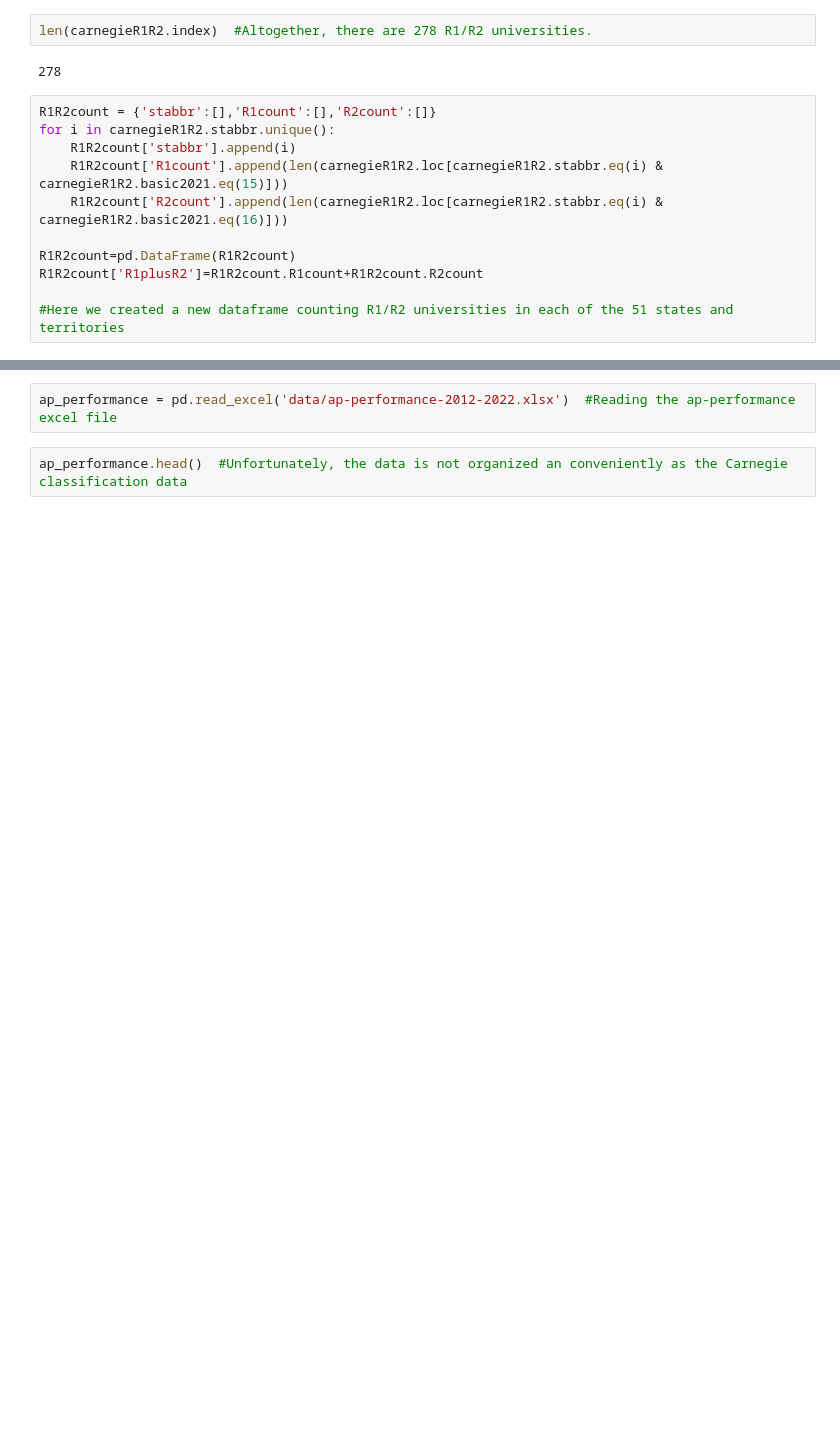
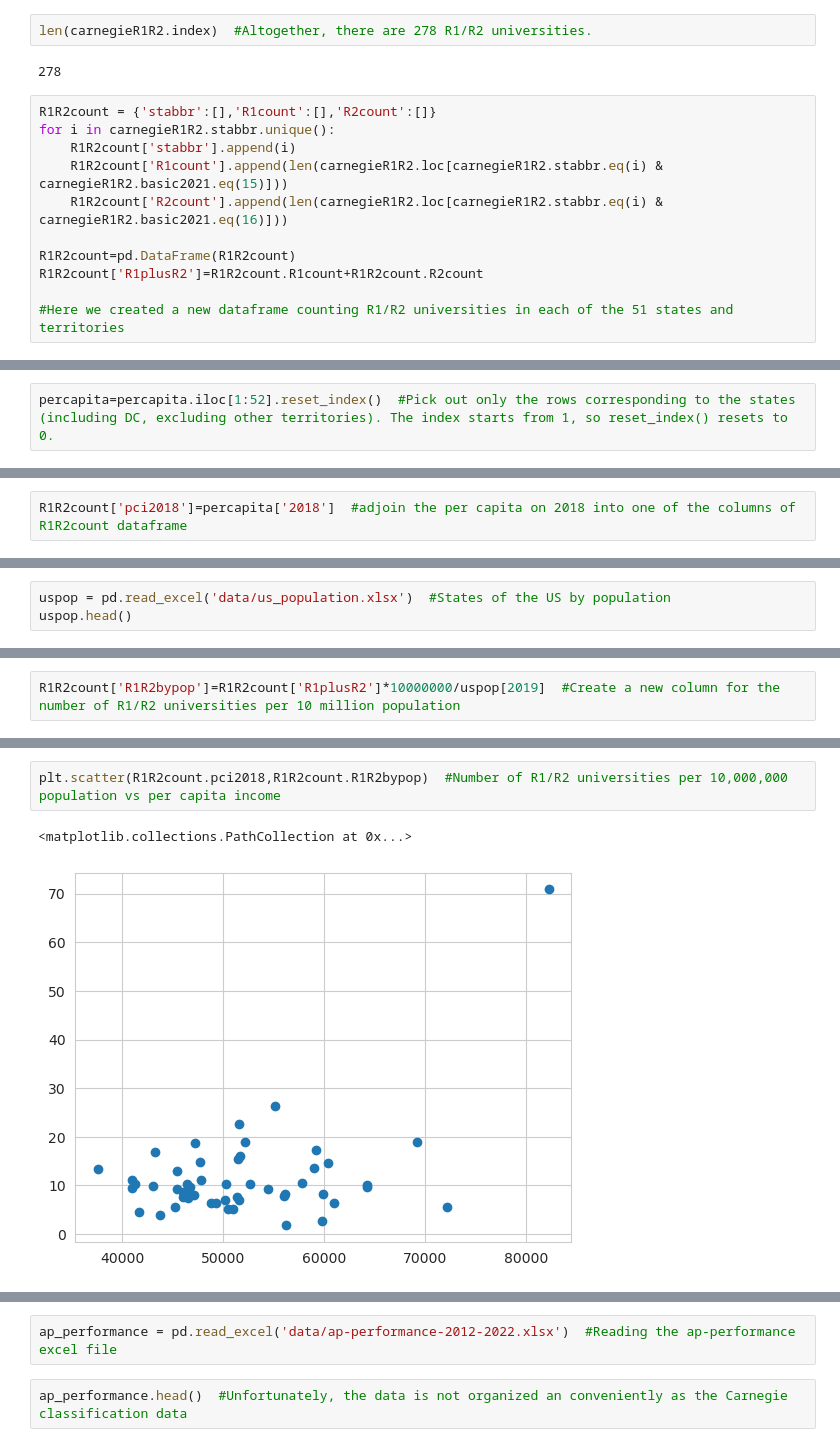
Before and after one commit to mcelhens/AP-Outcomes-to-University-Metrics, a Jupyter notebook: R1R2_count.ipynb, the cells around one changed output, grey strips where cells are left out. Cells and saved outputs as stored; diff of their text form; blank space fills up the shorter version.

Commit message:
Checked the relationship between density of R1R2 universities and per capita income.

```diff
--- a/R1R2_count.ipynb
+++ b/R1R2_count.ipynb
@@ -110,0 +121,2 @@ print(R1R2count)
+# %%
+percapita=percapita.iloc[1:52].reset_index()  #Pick out only the rows corresponding to the states (including DC, excluding other territories). The index starts from 1, so reset_index() resets to 0.
@@ -110,0 +133,2 @@ print(R1R2count)
+# %%
+R1R2count['pci2018']=percapita['2018']  #adjoin the per capita on 2018 into one of the columns of R1R2count dataframe
@@ -110,0 +144,3 @@ print(R1R2count)
+# %%
+uspop = pd.read_excel('data/us_population.xlsx')  #States of the US by population
+uspop.head()
@@ -110,0 +154,2 @@ print(R1R2count)
+# %%
+R1R2count['R1R2bypop']=R1R2count['R1plusR2']*10000000/uspop[2019]  #Create a new column for the number of R1/R2 universities per 10 million population
@@ -110,0 +165,5 @@ print(R1R2count)
+# %%
+plt.scatter(R1R2count.pci2018,R1R2count.R1R2bypop)  #Number of R1/R2 universities per 10,000,000 population vs per capita income
+# %% [output]
+<matplotlib.collections.PathCollection at 0x...>
+[figure, added]
```
Also changed, not shown: parts of 19 cells of this notebook, 2 other files.
